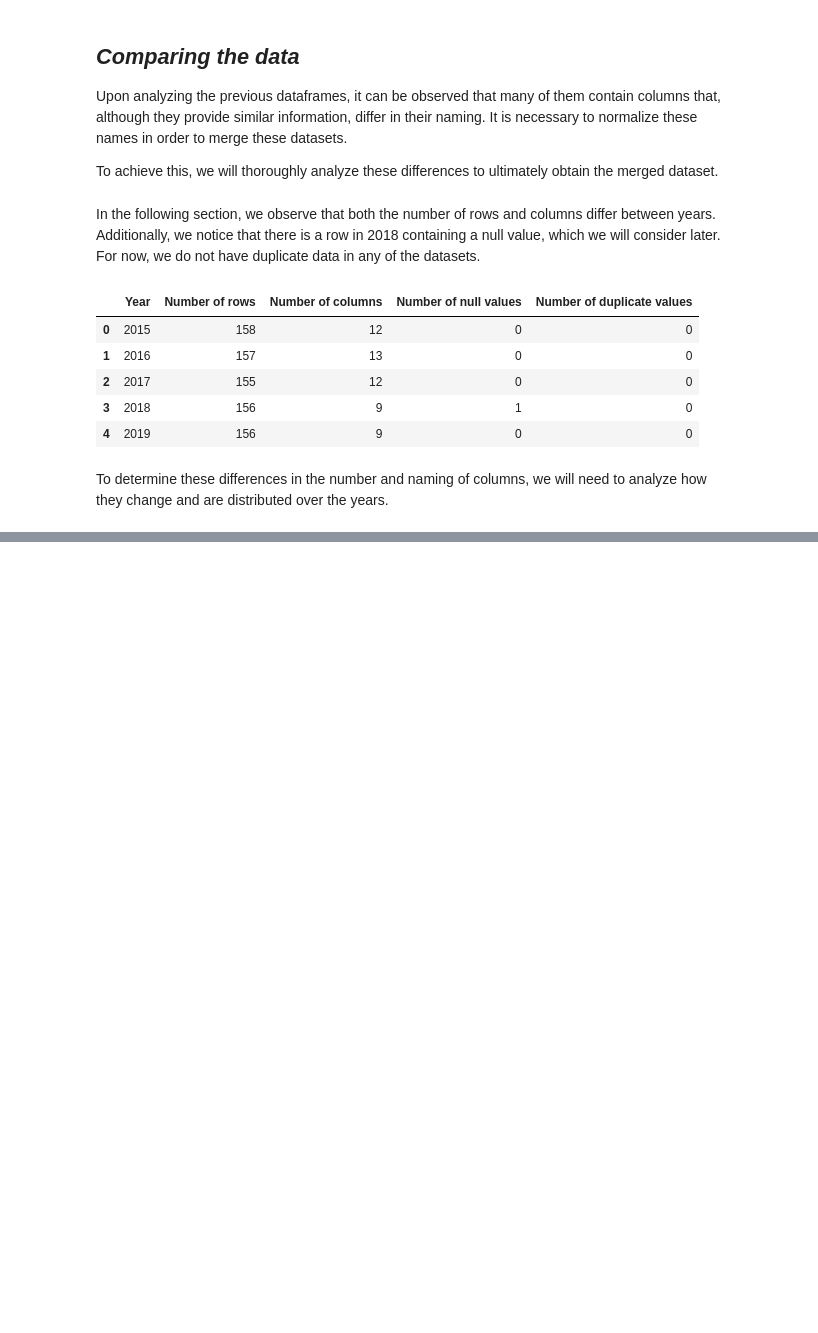
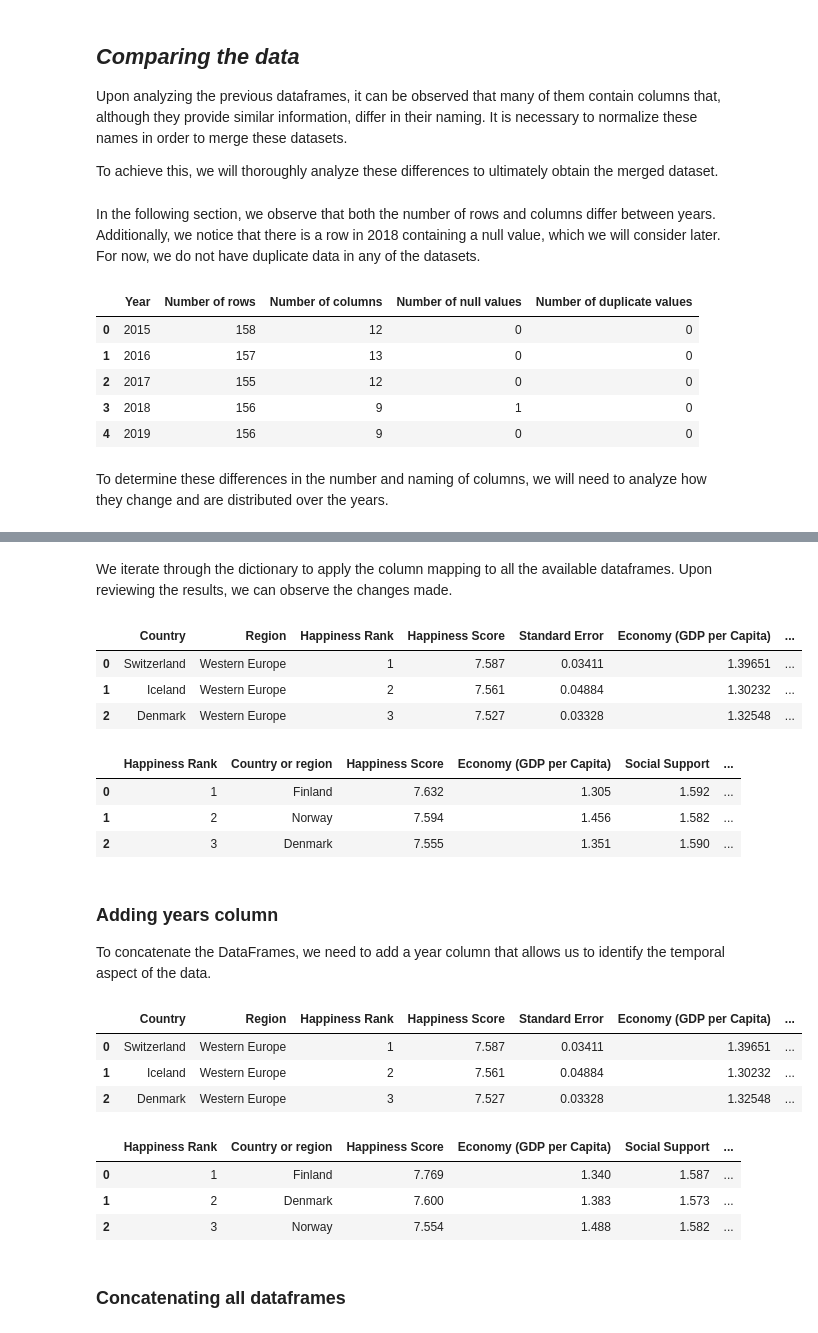
Before and after one commit to mitgar14/etl-workshop-3, a Jupyter notebook: notebooks/01-EDA.ipynb, the cells around one changed output, grey strips where cells are left out. Saved outputs shown, nothing was run; the diff lists cells and outputs as text; code cells hidden in the pictures; blank space fills up the shorter version.

```diff
--- a/notebooks/01-EDA.ipynb
+++ b/notebooks/01-EDA.ipynb
@@ -244,0 +310,25 @@ Happiness Rank                   ✔    ✔    ✘    ✘    ✘
+# %% [markdown]
+We iterate through the dictionary to apply the column mapping to all the available dataframes. Upon reviewing the results, we can observe the changes made.
+# %%
+normalized_datasets = {}
+
+for year, df in happiness_dataframes.items():
+    df = df.rename(columns=column_mapping)
+    normalized_datasets[year] = df
+# %%
+normalized_datasets["2015"].head(3)
+# %% [output]
+|  | Country | Region | Happiness Rank | Happiness Score | Standard Error | Economy (GDP per Capita) | ... |
+| 0 | Switzerland | Western Europe | 1 | 7.587 | 0.03411 | 1.39651 | ... |
+| 1 | Iceland | Western Europe | 2 | 7.561 | 0.04884 | 1.30232 | ... |
+| 2 | Denmark | Western Europe | 3 | 7.527 | 0.03328 | 1.32548 | ... |
+# %%
+normalized_datasets["2018"].head(3)
+# %% [output]
+|  | Happiness Rank | Country or region | Happiness Score | Economy (GDP per Capita) | Social Support | ... |
+| 0 | 1 | Finland | 7.632 | 1.305 | 1.592 | ... |
+| 1 | 2 | Norway | 7.594 | 1.456 | 1.582 | ... |
+| 2 | 3 | Denmark | 7.555 | 1.351 | 1.590 | ... |
+# %% [markdown]
+### **Adding years column**
+To concatenate the DataFrames, we need to add a year column that allows us to identify the temporal aspect of the data.
@@ -244,0 +341,16 @@ Happiness Rank                   ✔    ✔    ✘    ✘    ✘
+# %%
+yearly_happiness_dataframes["2015"].head(3)
+# %% [output]
+|  | Country | Region | Happiness Rank | Happiness Score | Standard Error | Economy (GDP per Capita) | ... |
+| 0 | Switzerland | Western Europe | 1 | 7.587 | 0.03411 | 1.39651 | ... |
+| 1 | Iceland | Western Europe | 2 | 7.561 | 0.04884 | 1.30232 | ... |
+| 2 | Denmark | Western Europe | 3 | 7.527 | 0.03328 | 1.32548 | ... |
+# %%
+yearly_happiness_dataframes["2019"].head(3)
+# %% [output]
+|  | Happiness Rank | Country or region | Happiness Score | Economy (GDP per Capita) | Social Support | ... |
+| 0 | 1 | Finland | 7.769 | 1.340 | 1.587 | ... |
+| 1 | 2 | Denmark | 7.600 | 1.383 | 1.573 | ... |
+| 2 | 3 | Norway | 7.554 | 1.488 | 1.582 | ... |
+# %% [markdown]
+### **Concatenating all dataframes**
```
Also changed, not shown: parts of 5 cells of this notebook, 1 other file.
